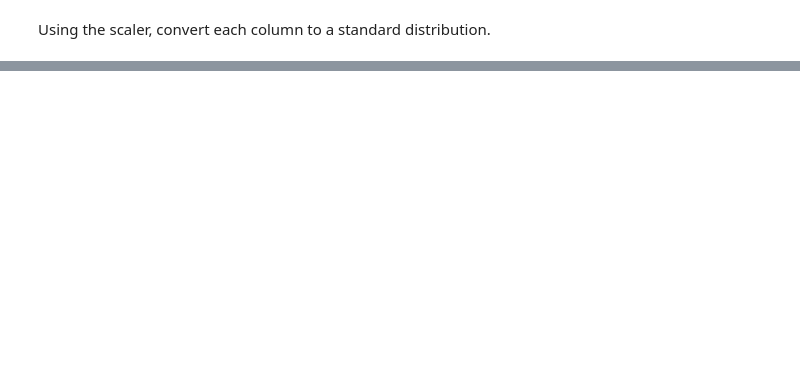
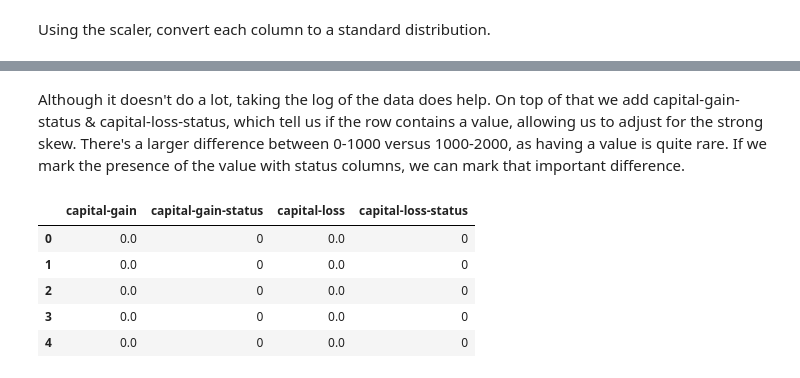
Before and after one commit to billwpierce/Intro-to-ML, a Jupyter notebook: Dataset Processing/Dataset Processing.ipynb, the cells around one changed output, grey strips where cells are left out. Cells and saved outputs as stored; diff of their text form; code cells hidden in the pictures; blank space fills up the shorter version.

```diff
--- a/Dataset Processing/Dataset Processing.ipynb
+++ b/Dataset Processing/Dataset Processing.ipynb
@@ -102 +137,12 @@ df_int.head()
+# %% [markdown]
+Although it doesn't do a lot, taking the log of the data does help. On top of that we add capital-gain-status & capital-loss-status, which tell us if the row contains a value, allowing us to adjust for the strong skew. There's a larger difference between 0-1000 versus 1000-2000, as having a value is quite rare. If we mark the presence of the value with status columns, we can mark that important difference.
+# %%
+df_adjustedskew.head()
+# %% [output]
+|  | capital-gain | capital-gain-status | capital-loss | capital-loss-status |
+| 0 | 0.0 | 0 | 0.0 | 0 |
+| 1 | 0.0 | 0 | 0.0 | 0 |
+| 2 | 0.0 | 0 | 0.0 | 0 |
+| 3 | 0.0 | 0 | 0.0 | 0 |
+| 4 | 0.0 | 0 | 0.0 | 0 |
 # %% [markdown]
```
Also changed, not shown: parts of 11 cells of this notebook.
